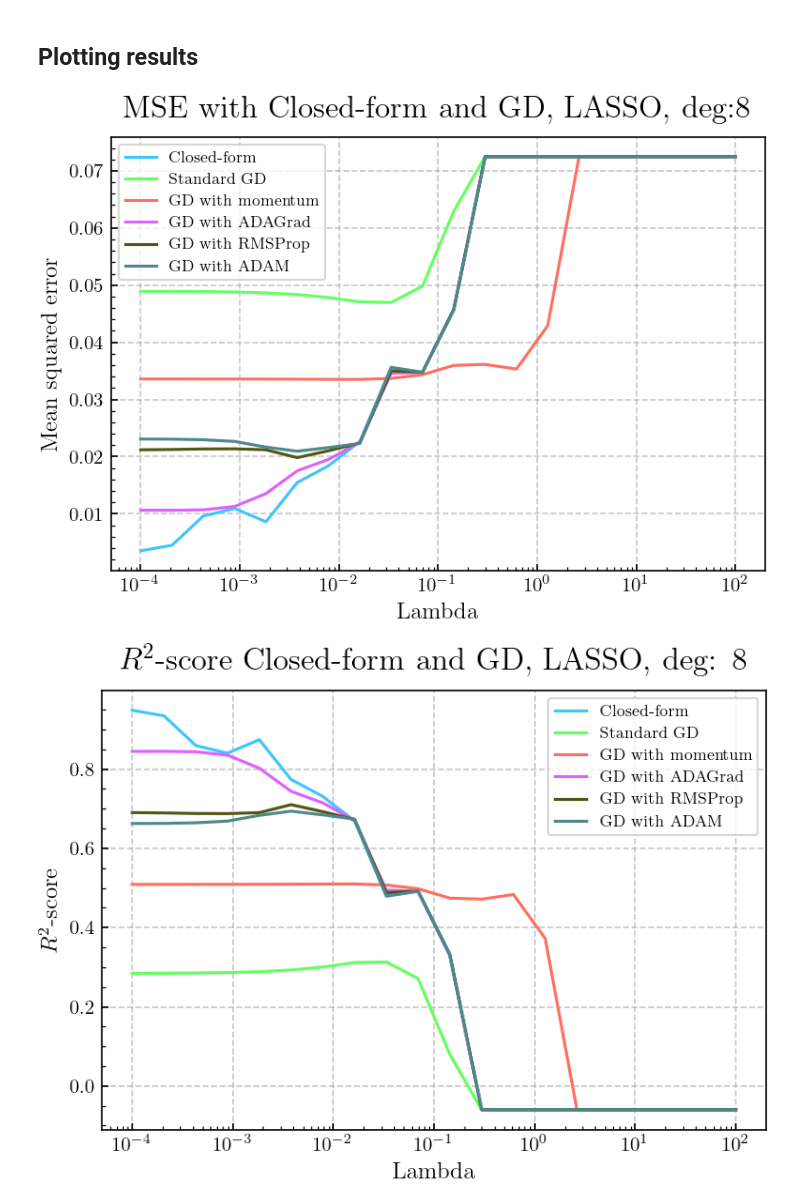
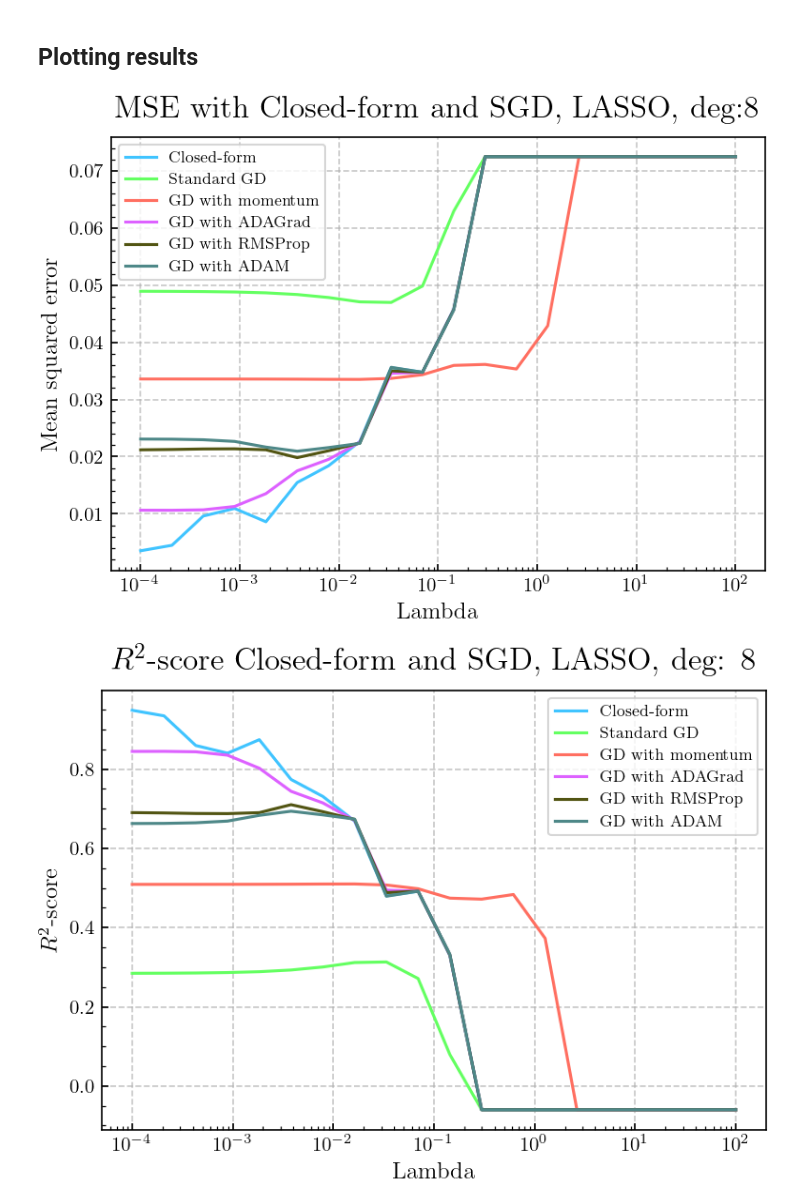
Before and after one commit to egil10/FYSSTK3155, a Jupyter notebook: PROJECT 1/Code/Exf.ipynb, the cells around one changed output. Cells and saved outputs as stored; diff of their text form; code cells hidden in the pictures.

Commit message:
Added plots, Stoch. GD

```diff
--- a/PROJECT 1/Code/Exf.ipynb
+++ b/PROJECT 1/Code/Exf.ipynb
@@ -1012,36 +1011,36 @@ plt.plot(lambdas, MSE_gd_fixed_learning_rate_LASSO, label="Standard GD", color='
 plt.plot(lambdas, MSE_gd_momentum_LASSO, label="GD with momentum", color='#FF6F61', linewidth=1.5)
 plt.plot(lambdas, MSE_gd_ADAGrad_LASSO, label="GD with ADAGrad", color='#DD61FF', linewidth=1.5)
 plt.plot(lambdas, MSE_gd_RMSProp_LASSO, label="GD with RMSProp", color='#525513', linewidth=1.5)
 plt.plot(lambdas, MSE_gd_ADAM_LASSO, label="GD with ADAM", color='#4E8888', linewidth=1.5)
-plt.title(f"MSE with Closed-form and GD, LASSO, deg:{p} ", fontsize=16, fontfamily='sans-serif', pad=10)
+plt.title(f"MSE with Closed-form and SGD, LASSO, deg:{p} ", fontsize=16, fontfamily='sans-serif', pad=10)
 plt.ylabel("Mean squared error", fontsize=12, fontfamily='sans-serif')
 plt.xlabel("Lambda", fontsize=12, fontfamily='sans-serif')
 plt.xscale("log")
 plt.legend(fontsize=8)
 plt.grid(True, linestyle='--', alpha=0.7)
 fig = plt.gcf()
 fig.set_size_inches(6, 4)
-# plt.savefig("Plots/mse_gradient_descent_methods_Ridge.pdf", bbox_inches="tight")
+plt.savefig("Plots/mse_stochastic_gradient_descent_methods_LASSO.pdf", bbox_inches="tight")
 plt.show()
 
 
 # R2-scores
 plt.plot(lambdas, R2_sklearn_LASSO, label="Closed-form", color='#40C4FF', linewidth=1.5)
 plt.plot(lambdas, R2_gd_fixed_learning_rate_LASSO, label="Standard GD", color='#64FF61', linewidth=1.5)
 plt.plot(lambdas, R2_gd_momentum_LASSO, label="GD with momentum", color='#FF6F61', linewidth=1.5)
 plt.plot(lambdas, R2_gd_ADAGrad_LASSO, label="GD with ADAGrad", color='#DD61FF', linewidth=1.5)
 plt.plot(lambdas, R2_gd_RMSProp_LASSO, label="GD with RMSProp", color='#525513', linewidth=1.5)
 plt.plot(lambdas, R2_gd_ADAM_LASSO, label="GD with ADAM", color='#4E8888', linewidth=1.5)
-plt.title(f"$R^2$-score Closed-form and GD, LASSO, deg: {p}", fontsize=16, fontfamily='sans-serif', pad=10)
+plt.title(f"$R^2$-score Closed-form and SGD, LASSO, deg: {p}", fontsize=16, fontfamily='sans-serif', pad=10)
 plt.legend(fontsize=8)
 plt.ylabel("$R^2$-score", fontsize=12, fontfamily='sans-serif')
 plt.xlabel("Lambda", fontsize=12, fontfamily='sans-serif')
 plt.xscale("log")
 plt.grid(True, linestyle='--', alpha=0.7)
 fig = plt.gcf()
 fig.set_size_inches(6, 4)
-# plt.savefig("Plots/r2_gradient_descent_methods_Ridge.pdf", bbox_inches="tight")
+plt.savefig("Plots/r2_stochastic_gradient_descent_methods_LASSO.pdf", bbox_inches="tight")
 plt.show()
 # %% [output]
-[figure, old version]
+[figure, new version]
-[figure, old version]
+[figure, new version]
```
Also changed, not shown: parts of 8 cells of this notebook, 7 other files.
